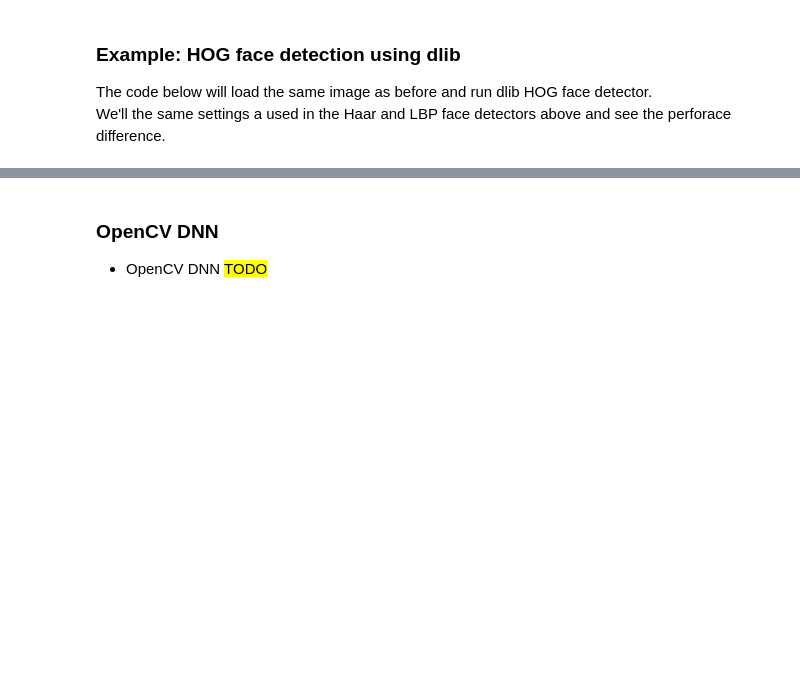
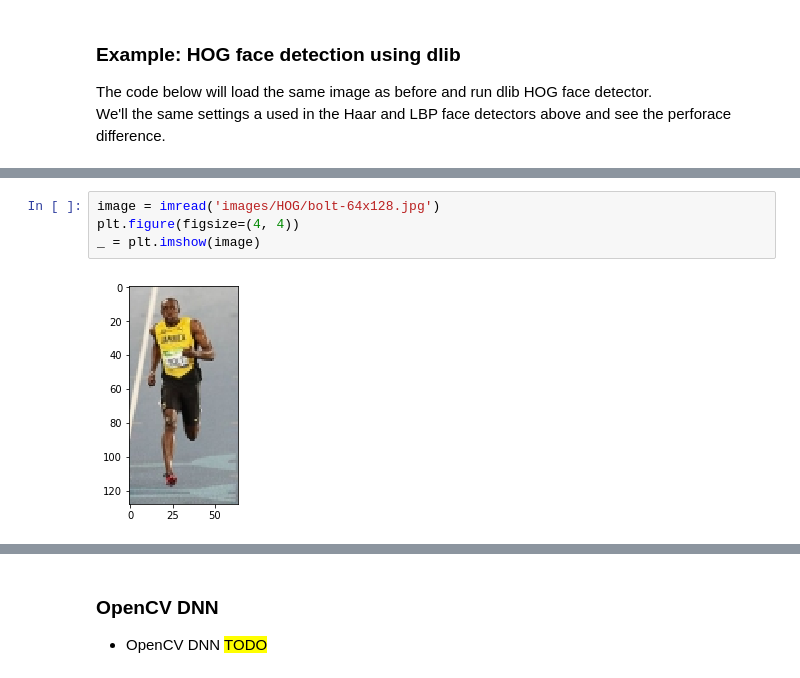
Before and after one commit to yossi-cohen/face-recognition, a Jupyter notebook: face-recognition.ipynb, the cells around one changed output, grey strips where cells are left out. Drawn from its saved outputs; the diff is of its cells as text; blank space fills up the shorter version.

```diff
--- a/face-recognition.ipynb
+++ b/face-recognition.ipynb
@@ -603,0 +646,6 @@ dlib_hog_detection_image()
+# %%
+image = imread('images/HOG/bolt-64x128.jpg')
+plt.figure(figsize=(4, 4))
+_ = plt.imshow(image)
+# %% [output]
+[figure, added]
```
Also changed, not shown: parts of 19 cells of this notebook, 7 other files.
